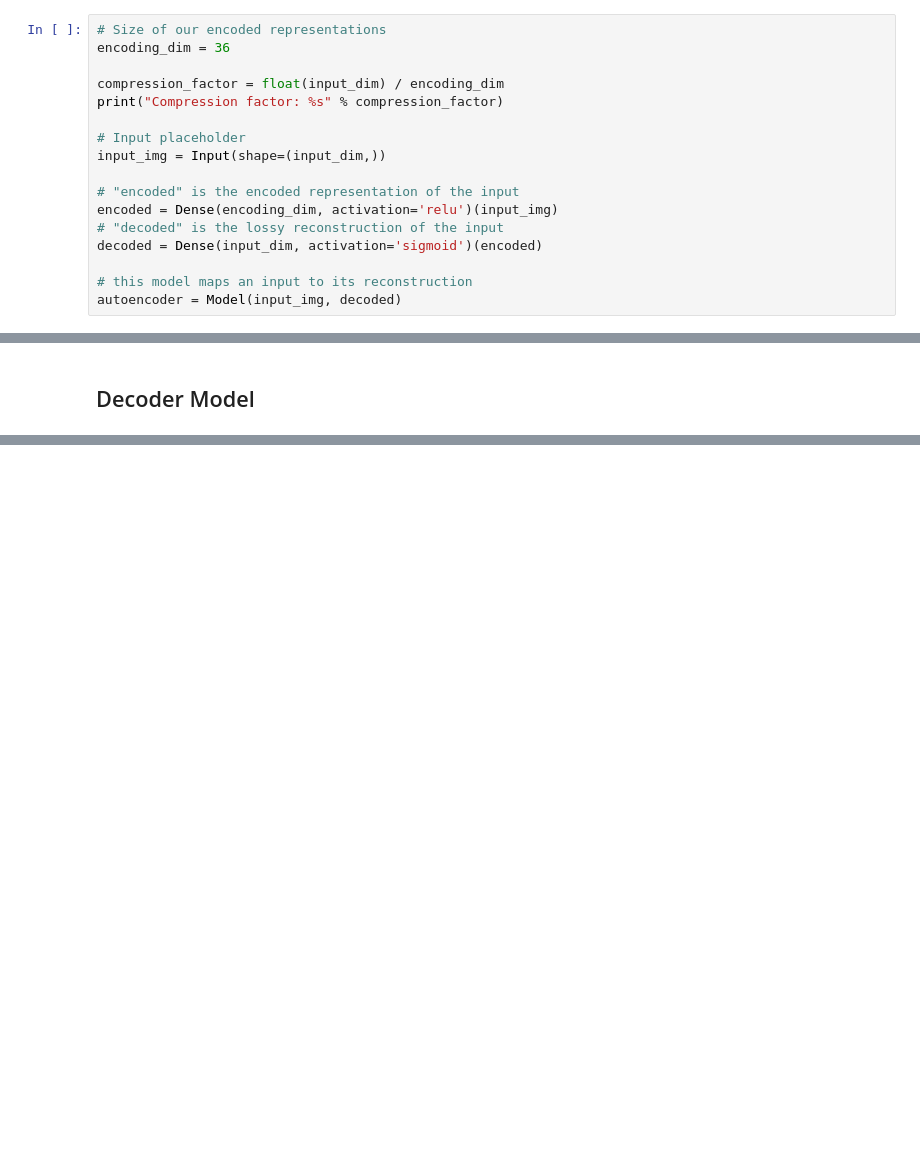
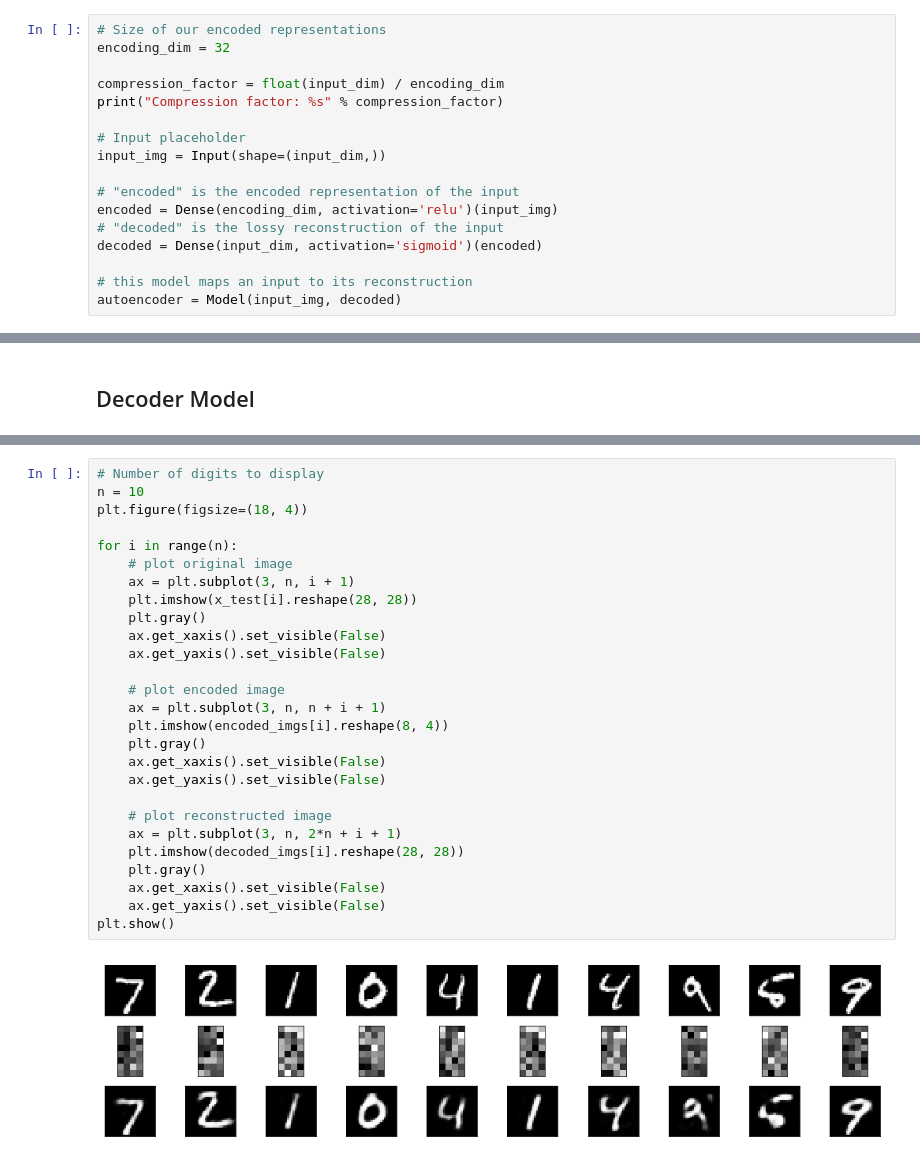
Before and after one commit to ramhiser/Keras-Tutorials, a Jupyter notebook: notebooks/06_autoencoder.ipynb, the cells around one changed output, grey strips where cells are left out. Cells and saved outputs as stored; diff of their text form; blank space fills up the shorter version.

```diff
--- a/notebooks/06_autoencoder.ipynb
+++ b/notebooks/06_autoencoder.ipynb
@@ -79,7 +78,7 @@ input_dim = x_train.shape[1]
 A single fully-connected neural layer as an encoder function and an decoder function.
 # %%
 # Size of our encoded representations
-encoding_dim = 36
+encoding_dim = 32
 
 compression_factor = float(input_dim) / encoding_dim
 print("Compression factor: %s" % compression_factor)
@@ -140,0 +148,29 @@ Epoch 50/50
+# %%
+# Number of digits to display
+n = 10
+plt.figure(figsize=(18, 4))
+
+for i in range(n):
+    # plot original image
+    ax = plt.subplot(3, n, i + 1)
+    plt.imshow(x_test[i].reshape(28, 28))
+    plt.gray()
+    ax.get_xaxis().set_visible(False)
+    ax.get_yaxis().set_visible(False)
+
+    # plot encoded image
+    ax = plt.subplot(3, n, n + i + 1)
+    plt.imshow(encoded_imgs[i].reshape(8, 4))
+    plt.gray()
+    ax.get_xaxis().set_visible(False)
+    ax.get_yaxis().set_visible(False)
+
+    # plot reconstructed image
+    ax = plt.subplot(3, n, 2*n + i + 1)
+    plt.imshow(decoded_imgs[i].reshape(28, 28))
+    plt.gray()
+    ax.get_xaxis().set_visible(False)
+    ax.get_yaxis().set_visible(False)
+plt.show()
+# %% [output]
+[figure, added]
```
Also changed, not shown: parts of 16 cells of this notebook.
